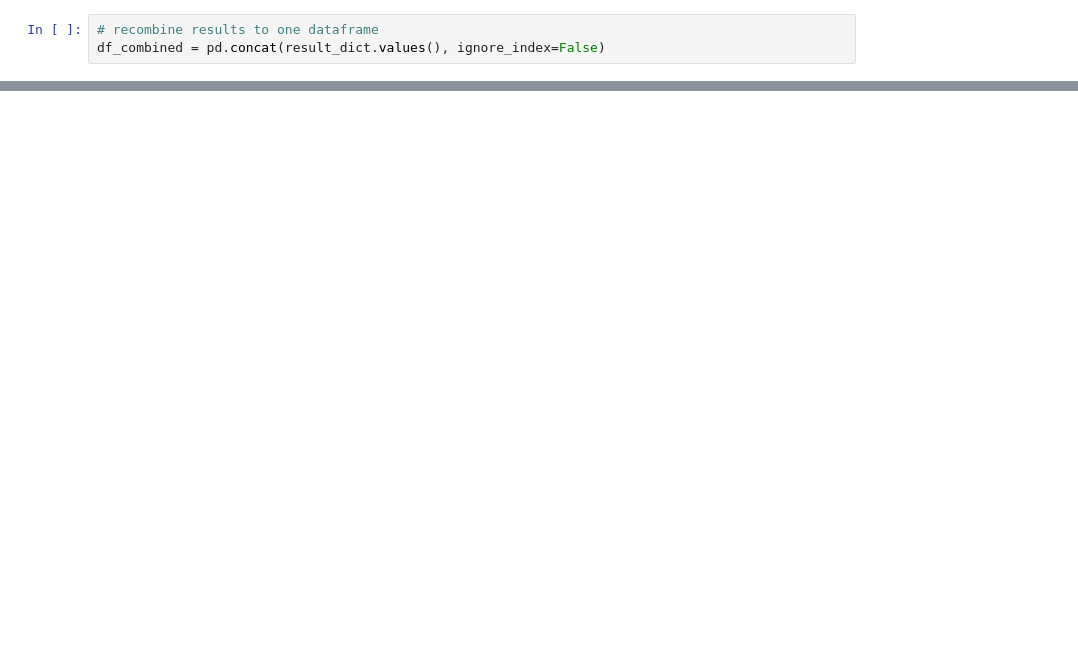
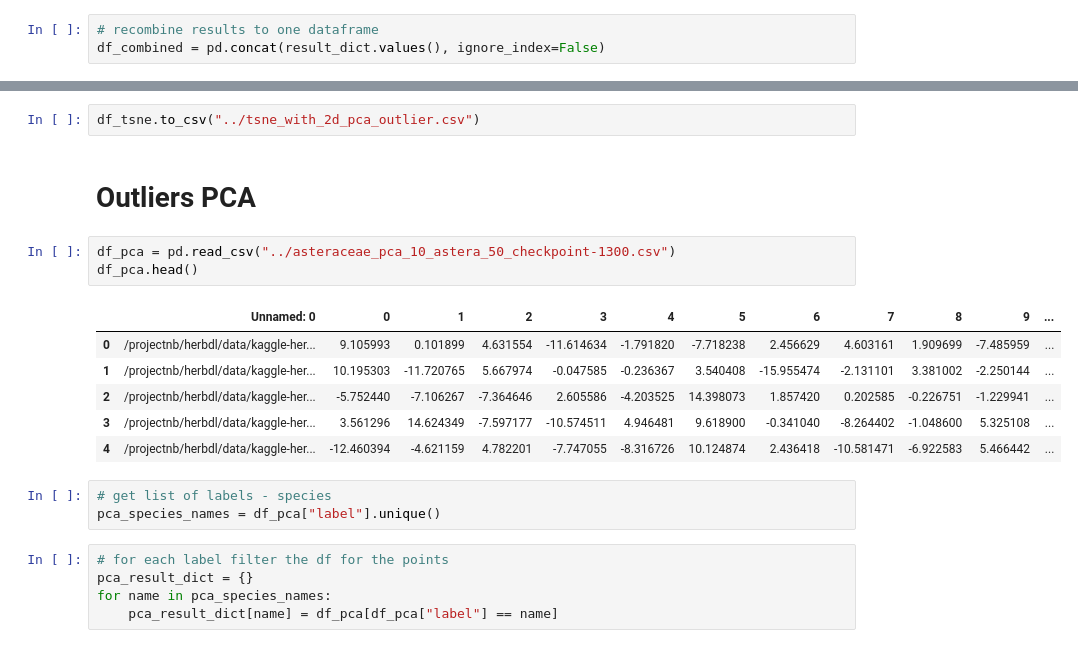
Before and after one commit to gardoslab/herbdl, a Jupyter notebook: clustering_viz/outlier_detection/asteraceae_outliers.ipynb, the cells around one changed output, grey strips where cells are left out. Cells and saved outputs as stored; diff of their text form; blank space fills up the shorter version.

```diff
--- a/clustering_viz/outlier_detection/asteraceae_outliers.ipynb
+++ b/clustering_viz/outlier_detection/asteraceae_outliers.ipynb
@@ -116,0 +152,22 @@ df_combined.head(20)
+# %%
+df_tsne.to_csv("../tsne_with_2d_pca_outlier.csv")
+# %% [markdown]
+# Outliers PCA
+# %%
+df_pca = pd.read_csv("../asteraceae_pca_10_astera_50_checkpoint-1300.csv")
+df_pca.head()
+# %% [output]
+|  | Unnamed: 0 | 0 | 1 | 2 | 3 | 4 | 5 | 6 | 7 | 8 | 9 | ... |
+| 0 | /projectnb/herbdl/data/kaggle-her... | 9.105993 | 0.101899 | 4.631554 | -11.614634 | -1.791820 | -7.718238 | 2.456629 | 4.603161 | 1.909699 | -7.485959 | ... |
+| 1 | /projectnb/herbdl/data/kaggle-her... | 10.195303 | -11.720765 | 5.667974 | -0.047585 | -0.236367 | 3.540408 | -15.955474 | -2.131101 | 3.381002 | -2.250144 | ... |
+| 2 | /projectnb/herbdl/data/kaggle-her... | -5.752440 | -7.106267 | -7.364646 | 2.605586 | -4.203525 | 14.398073 | 1.857420 | 0.202585 | -0.226751 | -1.229941 | ... |
+| 3 | /projectnb/herbdl/data/kaggle-her... | 3.561296 | 14.624349 | -7.597177 | -10.574511 | 4.946481 | 9.618900 | -0.341040 | -8.264402 | -1.048600 | 5.325108 | ... |
+| 4 | /projectnb/herbdl/data/kaggle-her... | -12.460394 | -4.621159 | 4.782201 | -7.747055 | -8.316726 | 10.124874 | 2.436418 | -10.581471 | -6.922583 | 5.466442 | ... |
+# %%
+# get list of labels - species
+pca_species_names = df_pca["label"].unique()
+# %%
+# for each label filter the df for the points
+pca_result_dict = {}
+for name in pca_species_names:
+    pca_result_dict[name] = df_pca[df_pca["label"] == name]
```
Also changed, not shown: parts of 12 cells of this notebook, 1 other file.
